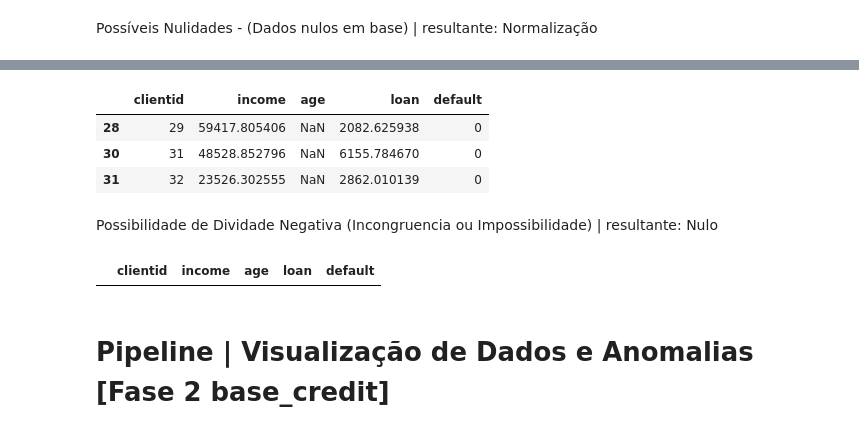
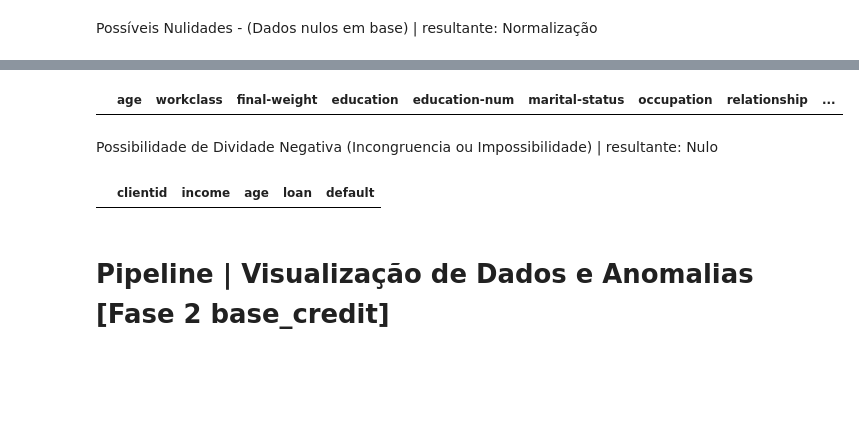
Before and after one commit to miguelmorandini/am-t4-s1a2026, a Jupyter notebook: census0416_amt4.ipynb, the cells around one changed output, grey strips where cells are left out. Saved outputs shown, nothing was run; the diff lists cells and outputs as text; code cells hidden in the pictures; blank space fills up the shorter version.

```diff
--- a/census0416_amt4.ipynb
+++ b/census0416_amt4.ipynb
@@ -23,7 +23,7 @@ import plotly.express as px       #gráficos interativos
 # %% [markdown]
 ## Importar DataFrame [base_credit] - Descrição da Base
 # %%
-base_credit = pd.read_csv('/content/drive/MyDrive/DSM/5º Semestre - 2026/aprendizagem-de-maquina/amt4/credit_data.csv')
+base_census = pd.read_csv('/content/drive/MyDrive/DSM/5º Semestre - 2026/aprendizagem-de-maquina/amt4/census.csv')
 # %%
 base_credit
 # %% [output]
@@ -83,11 +78,8 @@ base_credit.isnull().sum()
 dtype: int64
 # %%
-base_credit[base_credit.isnull().any(axis=1)]
+base_census[base_census.isnull().any(axis=1)]
 # %% [output]
-|  | clientid | income | age | loan | default |
-| 28 | 29 | 59417.805406 | NaN | 2082.625938 | 0 |
-| 30 | 31 | 48528.852796 | NaN | 6155.784670 | 0 |
-| 31 | 32 | 23526.302555 | NaN | 2862.010139 | 0 |
+|  | age | workclass | final-weight | education | education-num | marital-status | occupation | relationship | ... |
 # %% [markdown]
 Possibilidade de Dividade Negativa (Incongruencia ou Impossibilidade) | resultante: Nulo
 # %%
```
Also changed, not shown: parts of 8 cells of this notebook.
